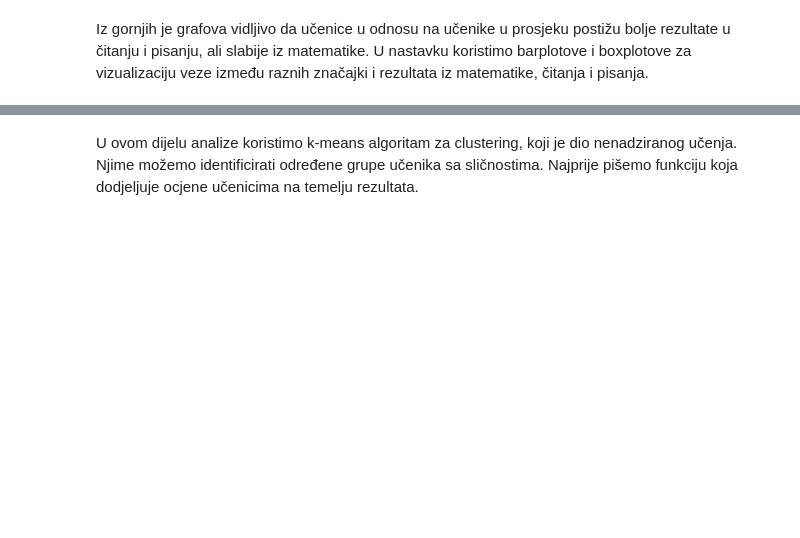
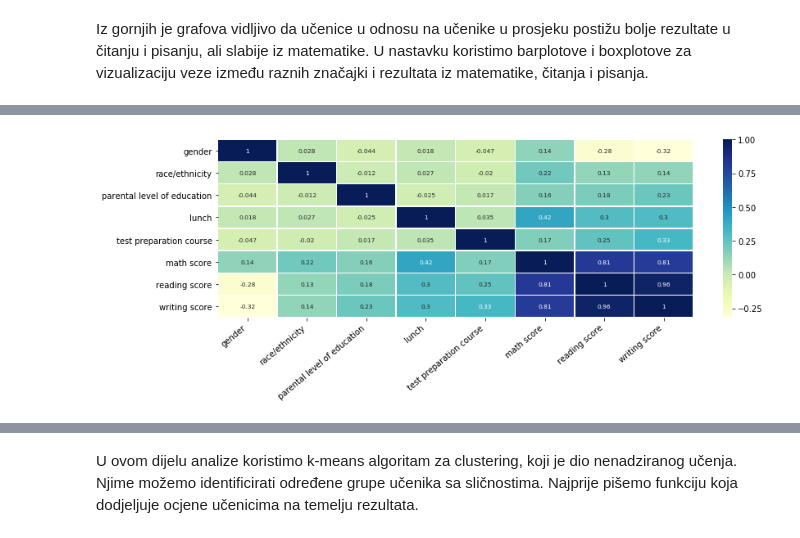
Before and after one commit to lojelen/MS_DZ1, a Jupyter notebook: DZ1.ipynb, the cells around one changed output, grey strips where cells are left out. Drawn from its saved outputs; the diff is of its cells as text; code cells hidden in the pictures; blank space fills up the shorter version.

```diff
--- a/DZ1.ipynb
+++ b/DZ1.ipynb
@@ -331,0 +289,26 @@ regressor.score(X_test, y_test)
+# %%
+pd.options.mode.chained_assignment = None
+data2 = data.iloc[:, :-1].copy();
+# %%
+data2["gender"].loc[data2["gender"] == "male"] = 1
+data2["gender"].loc[data2["gender"] == "female"] = 0
+
+data2["race/ethnicity"].loc[data2["race/ethnicity"] == "group A"] = 1
+data2["race/ethnicity"].loc[data2["race/ethnicity"] == "group B"] = 2
+data2["race/ethnicity"].loc[data2["race/ethnicity"] == "group C"] = 3
+data2["race/ethnicity"].loc[data2["race/ethnicity"] == "group D"] = 4
+data2["race/ethnicity"].loc[data2["race/ethnicity"] == "group E"] = 5
+
+data2['lunch'] = data2['lunch'].replace({'standard':1, 'free/reduced':0})
+
+data2['test preparation course'].loc[data2['test preparation course'] == 'none'] = 0
+data2['test preparation course'].loc[data2['test preparation course'] == 'completed'] = 1
+
+data2['parental level of education'].loc[data2['parental level of education'] == 'some high school'] = 1
+data2['parental level of education'].loc[data2['parental level of education'] == 'high school'] = 2
+data2['parental level of education'].loc[data2['parental level of education'] == 'associate\'s degree'] = 3
+data2['parental level of education'].loc[data2['parental level of education'] == 'some college'] = 4
+data2['parental level of education'].loc[data2['parental level of education'] == 'bachelor\'s degree'] = 5
+data2['parental level of education'].loc[data2['parental level of education'] == 'master\'s degree'] = 6
+
+data2.head()
@@ -331,0 +322,7 @@ regressor.score(X_test, y_test)
+# %%
+plt.figure(figsize=(13,4))
+
+ax = sns.heatmap(data2.corr(), cmap="YlGnBu", annot=True, annot_kws={"size": 7.5}, linewidths=.5)
+ax.set_xticklabels(ax.get_xticklabels(), rotation=40, ha="right");
+# %% [output]
+[figure, added]
```
Also changed, not shown: parts of 109 cells of this notebook, 4 other files.
